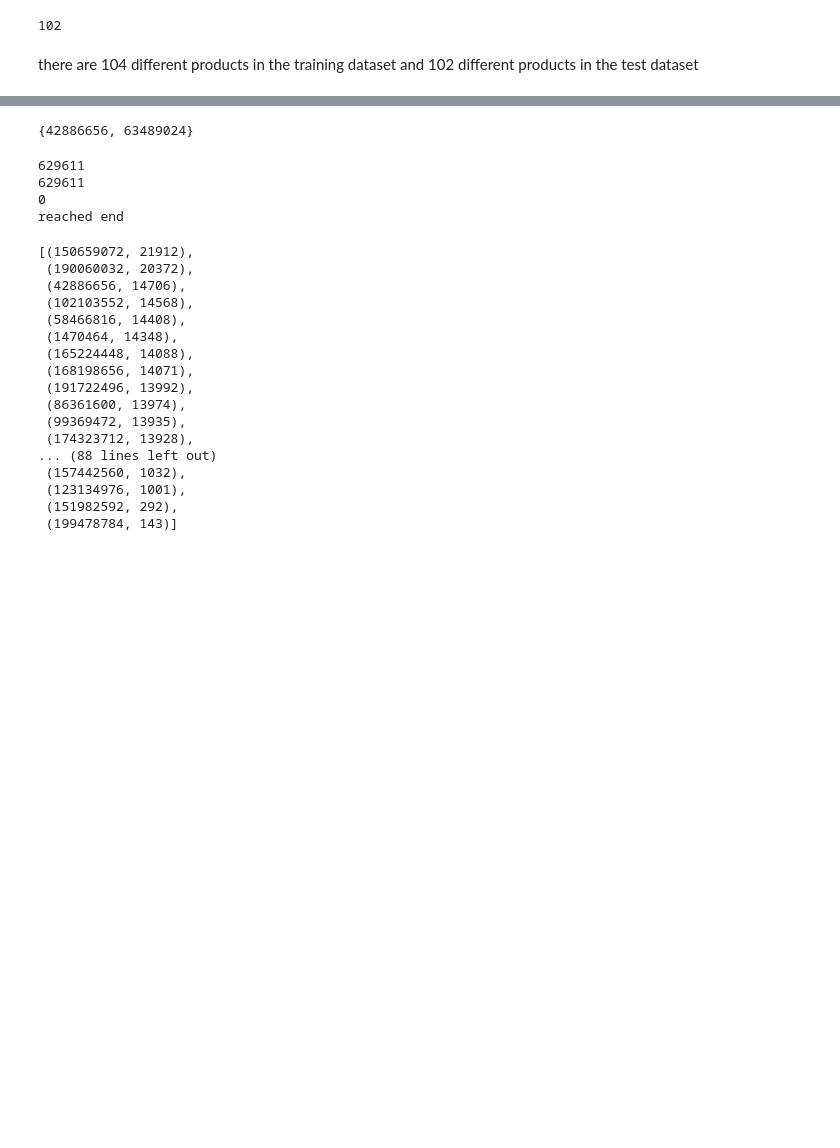
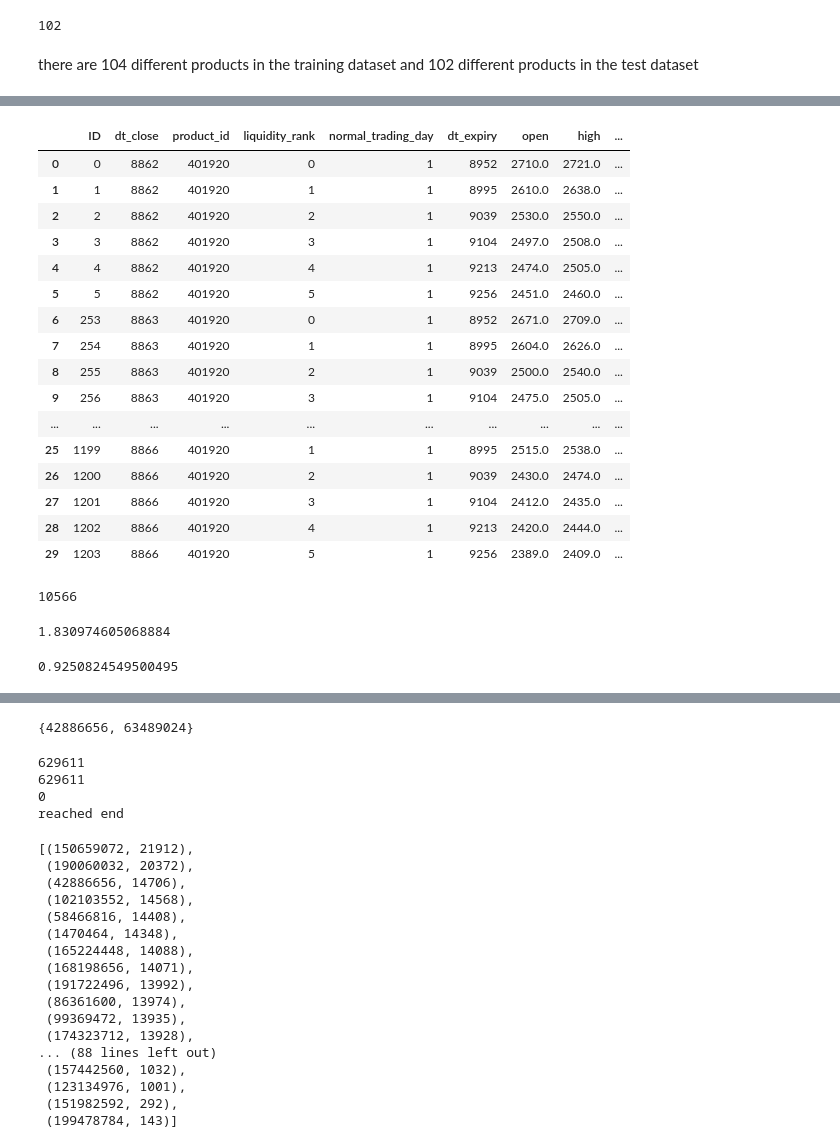
Before and after one commit to bootstrapM/erdos-may-2024-imputing-data, a Jupyter notebook: ChallengeDataSet/data-wrangling.ipynb, the cells around one changed output, grey strips where cells are left out. Cells and saved outputs as stored; diff of their text form; code cells hidden in the pictures; blank space fills up the shorter version.

```diff
--- a/ChallengeDataSet/data-wrangling.ipynb
+++ b/ChallengeDataSet/data-wrangling.ipynb
@@ -26,0 +75,34 @@ there are 104 different products in the training dataset and 102 different produ
+# %%
+sample_train_dataset = train_dataset[train_dataset["product_id"] == 401920].copy()
+sample_train_dataset = sample_train_dataset.reset_index().drop(columns=['index'])
+sample_train_dataset.head(30)
+# %% [output]
+|  | ID | dt_close | product_id | liquidity_rank | normal_trading_day | dt_expiry | open | high | ... |
+| 0 | 0 | 8862 | 401920 | 0 | 1 | 8952 | 2710.0 | 2721.0 | ... |
+| 1 | 1 | 8862 | 401920 | 1 | 1 | 8995 | 2610.0 | 2638.0 | ... |
+| 2 | 2 | 8862 | 401920 | 2 | 1 | 9039 | 2530.0 | 2550.0 | ... |
+| 3 | 3 | 8862 | 401920 | 3 | 1 | 9104 | 2497.0 | 2508.0 | ... |
+| 4 | 4 | 8862 | 401920 | 4 | 1 | 9213 | 2474.0 | 2505.0 | ... |
+| 5 | 5 | 8862 | 401920 | 5 | 1 | 9256 | 2451.0 | 2460.0 | ... |
+| 6 | 253 | 8863 | 401920 | 0 | 1 | 8952 | 2671.0 | 2709.0 | ... |
+| 7 | 254 | 8863 | 401920 | 1 | 1 | 8995 | 2604.0 | 2626.0 | ... |
+| 8 | 255 | 8863 | 401920 | 2 | 1 | 9039 | 2500.0 | 2540.0 | ... |
+| 9 | 256 | 8863 | 401920 | 3 | 1 | 9104 | 2475.0 | 2505.0 | ... |
+| ... | ... | ... | ... | ... | ... | ... | ... | ... | ... |
+| 25 | 1199 | 8866 | 401920 | 1 | 1 | 8995 | 2515.0 | 2538.0 | ... |
+| 26 | 1200 | 8866 | 401920 | 2 | 1 | 9039 | 2430.0 | 2474.0 | ... |
+| 27 | 1201 | 8866 | 401920 | 3 | 1 | 9104 | 2412.0 | 2435.0 | ... |
+| 28 | 1202 | 8866 | 401920 | 4 | 1 | 9213 | 2420.0 | 2444.0 | ... |
+| 29 | 1203 | 8866 | 401920 | 5 | 1 | 9256 | 2389.0 | 2409.0 | ... |
+# %%
+len(sample_train_dataset.spread)
+# %% [output]
+10566
+# %%
+sample_train_dataset.spread.mean()
+# %% [output]
+1.830974605068884
+# %%
+sample_train_dataset.spread.std()
+# %% [output]
+0.9250824549500495
```
Also changed, not shown: parts of 20 cells of this notebook, 9 other files.
